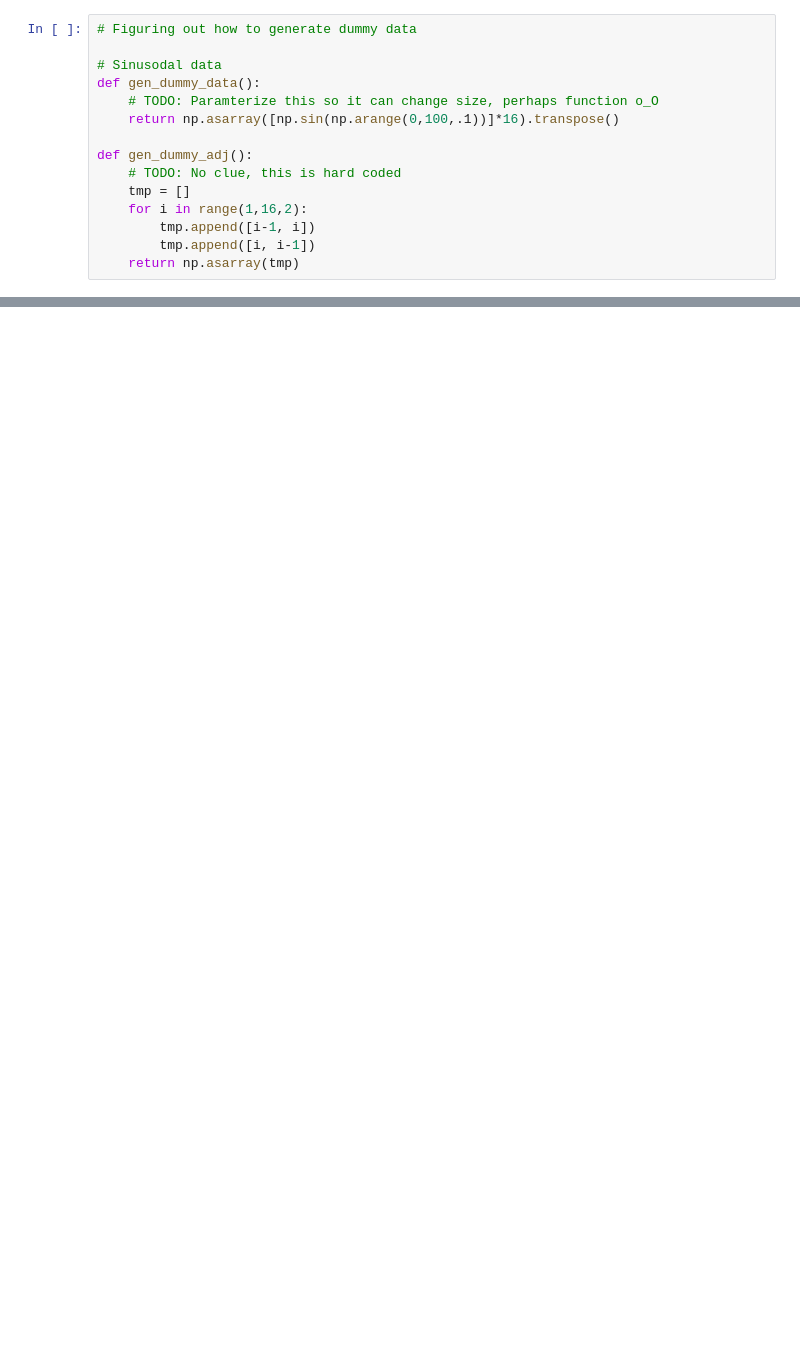
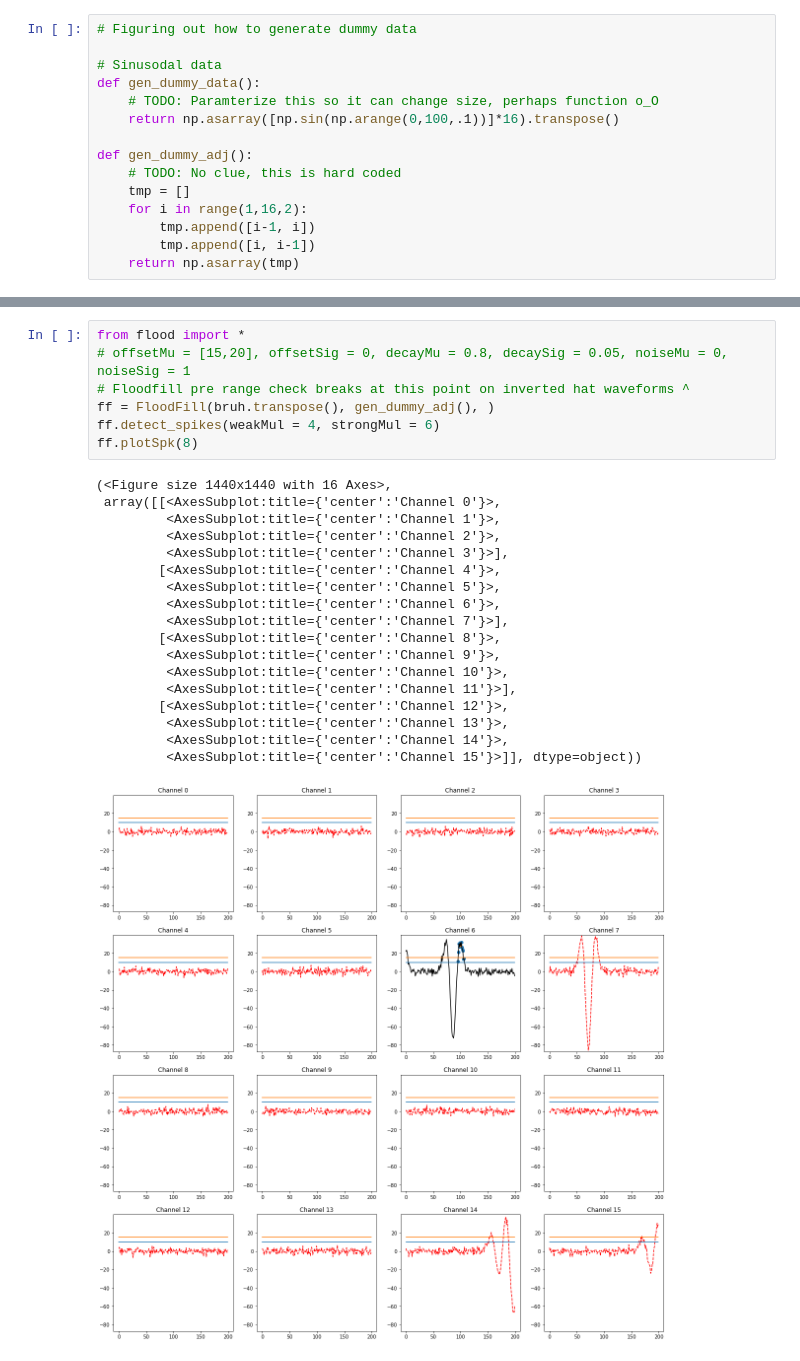
Before and after one commit to samirchowd/floodfill, a Jupyter notebook: rewrite/develop.ipynb, the cells around one changed output, grey strips where cells are left out. Cells and saved outputs as stored; diff of their text form; blank space fills up the shorter version.

```diff
--- a/rewrite/develop.ipynb
+++ b/rewrite/develop.ipynb
@@ -178,0 +250,26 @@ count_spikes(dummy_spikes, waveforms)
+# %%
+from flood import *
+# offsetMu = [15,20], offsetSig = 0, decayMu = 0.8, decaySig = 0.05, noiseMu = 0, noiseSig = 1
+# Floodfill pre range check breaks at this point on inverted hat waveforms ^
+ff = FloodFill(bruh.transpose(), gen_dummy_adj(), )
+ff.detect_spikes(weakMul = 4, strongMul = 6)
+ff.plotSpk(8)
+# %% [output]
+(<Figure size 1440x1440 with 16 Axes>,
+ array([[<AxesSubplot:title={'center':'Channel 0'}>,
+         <AxesSubplot:title={'center':'Channel 1'}>,
+         <AxesSubplot:title={'center':'Channel 2'}>,
+         <AxesSubplot:title={'center':'Channel 3'}>],
+        [<AxesSubplot:title={'center':'Channel 4'}>,
+         <AxesSubplot:title={'center':'Channel 5'}>,
+         <AxesSubplot:title={'center':'Channel 6'}>,
+         <AxesSubplot:title={'center':'Channel 7'}>],
+        [<AxesSubplot:title={'center':'Channel 8'}>,
+         <AxesSubplot:title={'center':'Channel 9'}>,
+         <AxesSubplot:title={'center':'Channel 10'}>,
+         <AxesSubplot:title={'center':'Channel 11'}>],
+        [<AxesSubplot:title={'center':'Channel 12'}>,
+         <AxesSubplot:title={'center':'Channel 13'}>,
+         <AxesSubplot:title={'center':'Channel 14'}>,
+         <AxesSubplot:title={'center':'Channel 15'}>]], dtype=object))
+[figure, added]
```
Also changed, not shown: parts of 9 cells of this notebook, 15 other files.
